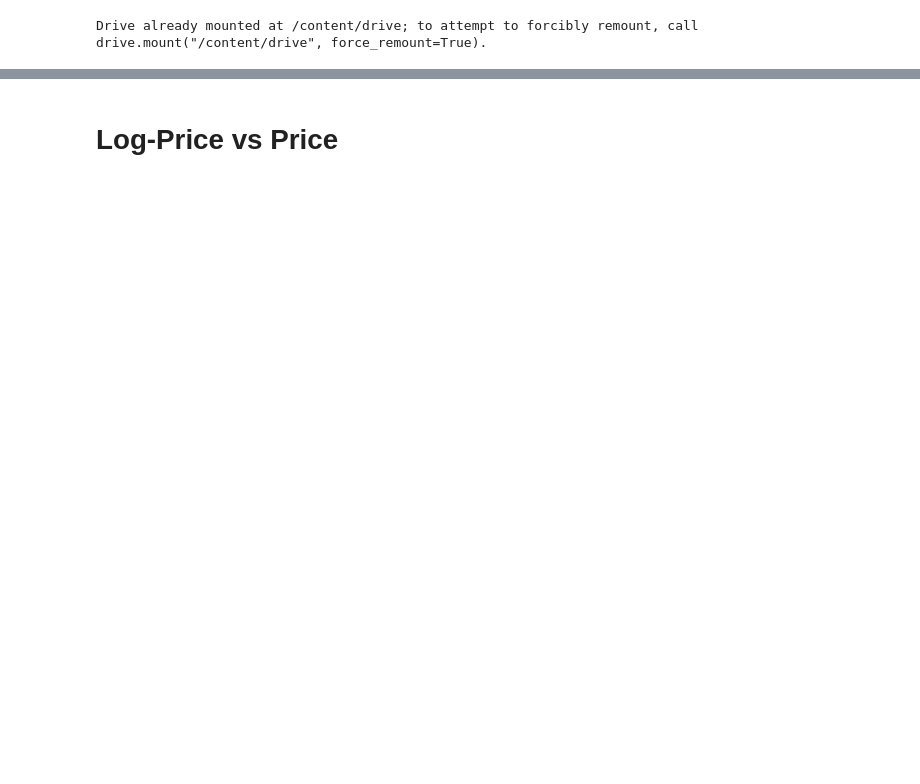
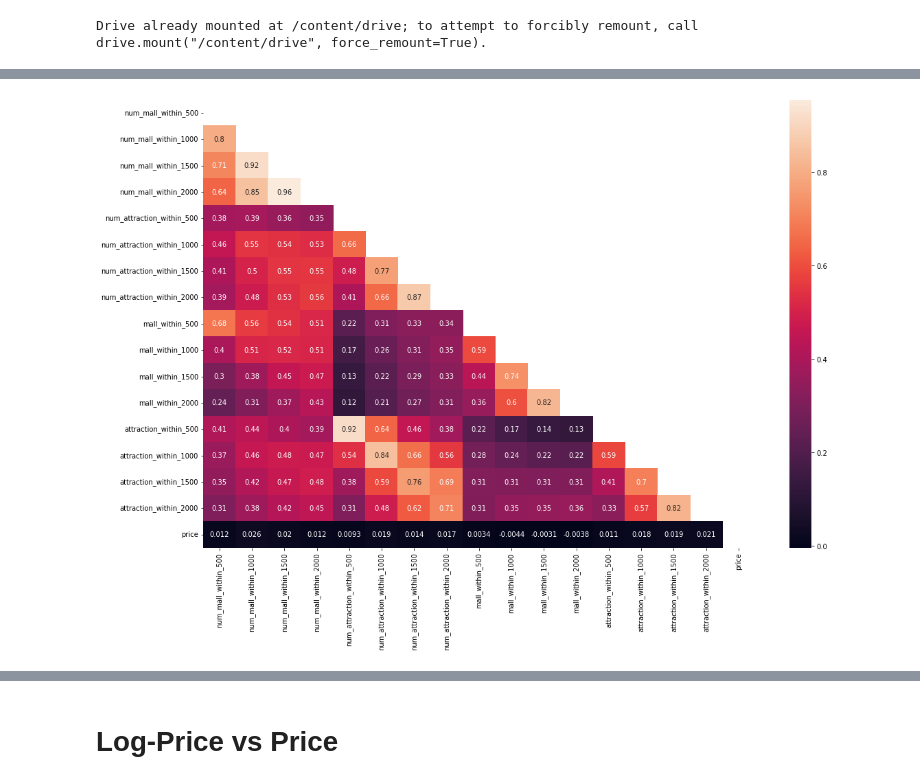
Before and after one commit to abhishekjainz/airbnb-price-prediction, a Jupyter notebook: models/Neural_Network.ipynb, the cells around one changed output, grey strips where cells are left out. Drawn from its saved outputs; the diff is of its cells as text; code cells hidden in the pictures; blank space fills up the shorter version.

```diff
--- a/models/Neural_Network.ipynb
+++ b/models/Neural_Network.ipynb
@@ -43,0 +73,9 @@ dtype: object
+# %%
+data3 = data[['num_mall_within_500', 'num_mall_within_1000',	'num_mall_within_1500',	'num_mall_within_2000',	'num_attraction_within_500',	'num_attraction_within_1000',	'num_attraction_within_1500',	'num_attraction_within_2000',	'mall_within_500',	'mall_within_1000',	'mall_within_1500',	'mall_within_2000',	'attraction_within_500',	'attraction_within_1000',	'attraction_within_1500',	'attraction_within_2000', 'price']]
+corr = data3.corr()
+matrix = np.triu(corr)
+fig, ax = plt.subplots(figsize=(18, 12))
+heatmap = sns.heatmap(corr, annot=True, mask=matrix)
+plt.show()
+# %% [output]
+[figure, added]
```
Also changed, not shown: parts of 106 cells of this notebook, 1 other file.
